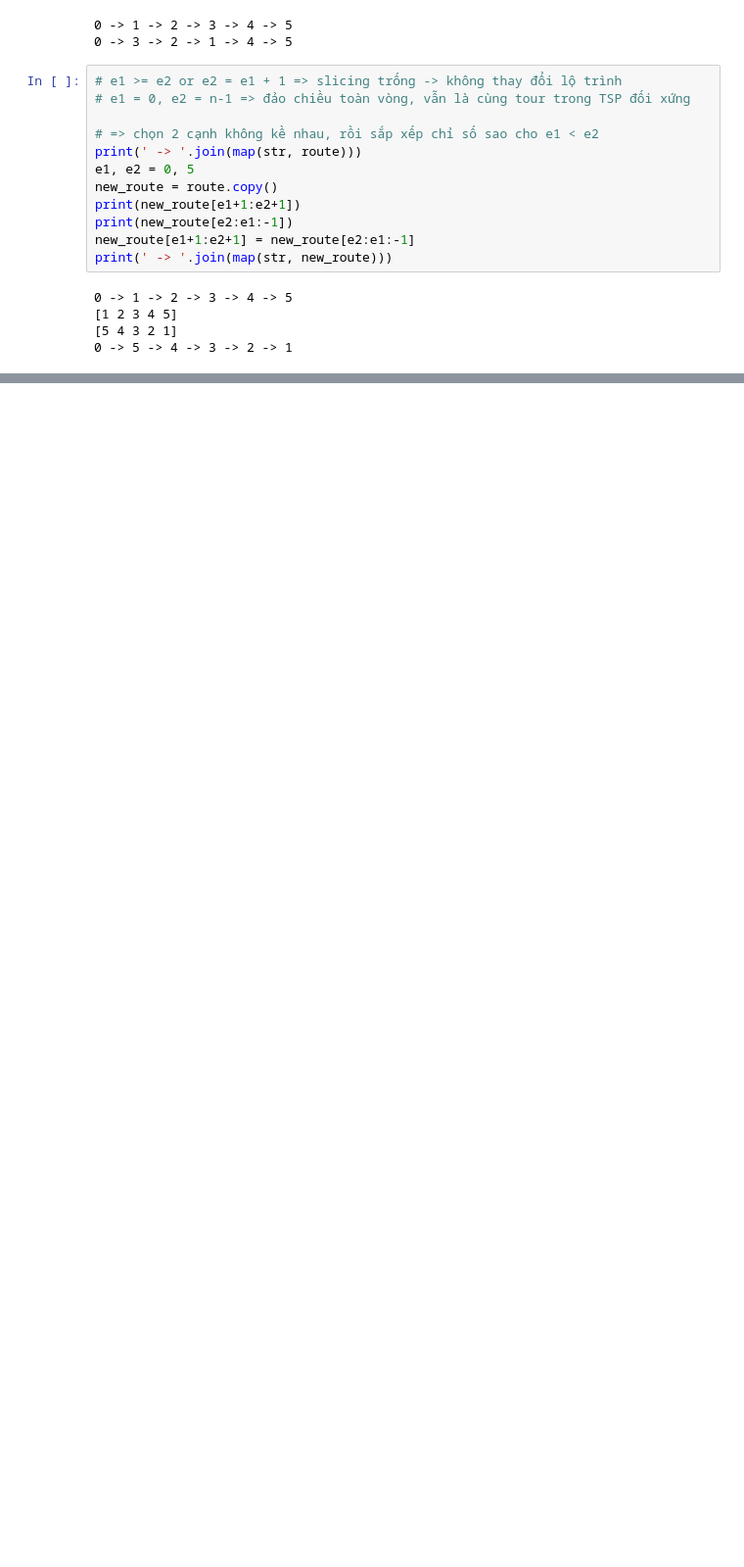
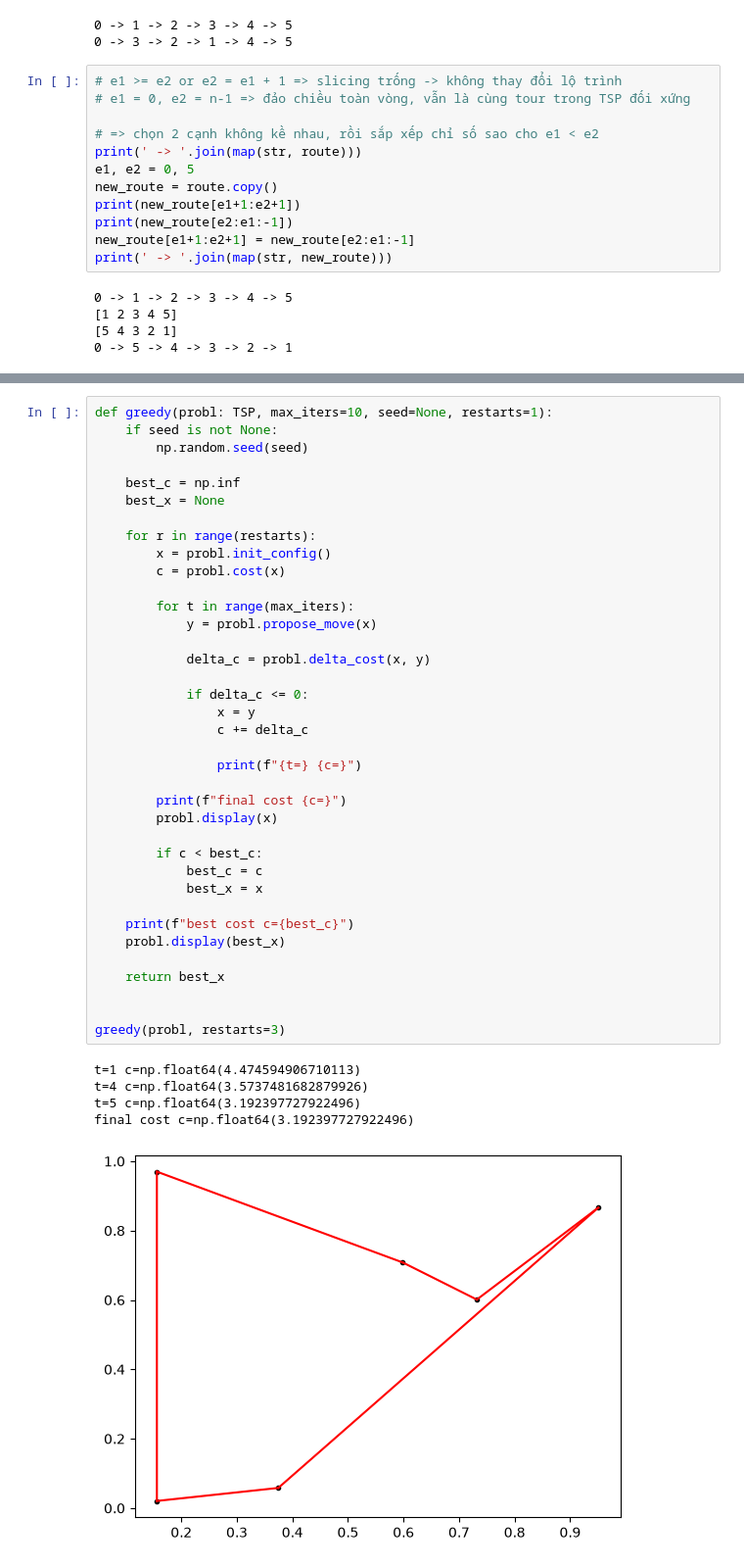
Before and after one commit to kienonline19/Optimization, a Jupyter notebook: Code/greedy_problems.ipynb, the cells around one changed output, grey strips where cells are left out. Shown at 98% size. Drawn from its saved outputs; the diff is of its cells as text; blank space fills up the shorter version.

```diff
--- a/Code/greedy_problems.ipynb
+++ b/Code/greedy_problems.ipynb
@@ -253,0 +391,43 @@ print(' -> '.join(map(str, new_route)))
+# %%
+def greedy(probl: TSP, max_iters=10, seed=None, restarts=1):
+    if seed is not None:
+        np.random.seed(seed)
+
+    best_c = np.inf
+    best_x = None
+
+    for r in range(restarts):
+        x = probl.init_config()
+        c = probl.cost(x)
+
+        for t in range(max_iters):
+            y = probl.propose_move(x)
+
+            delta_c = probl.delta_cost(x, y)
+
+            if delta_c <= 0:
+                x = y
+                c += delta_c
+
+                print(f"{t=} {c=}")
+
+        print(f"final cost {c=}")
+        probl.display(x)
+
+        if c < best_c:
+            best_c = c
+            best_x = x
+
+    print(f"best cost c={best_c}")
+    probl.display(best_x)
+
+    return best_x
+
+
+greedy(probl, restarts=3)
+# %% [output]
+t=1 c=np.float64(4.474594906710113)
+t=4 c=np.float64(3.5737481682879926)
+t=5 c=np.float64(3.192397727922496)
+final cost c=np.float64(3.192397727922496)
+[figure, added]
```
Also changed, not shown: parts of 14 cells of this notebook.
